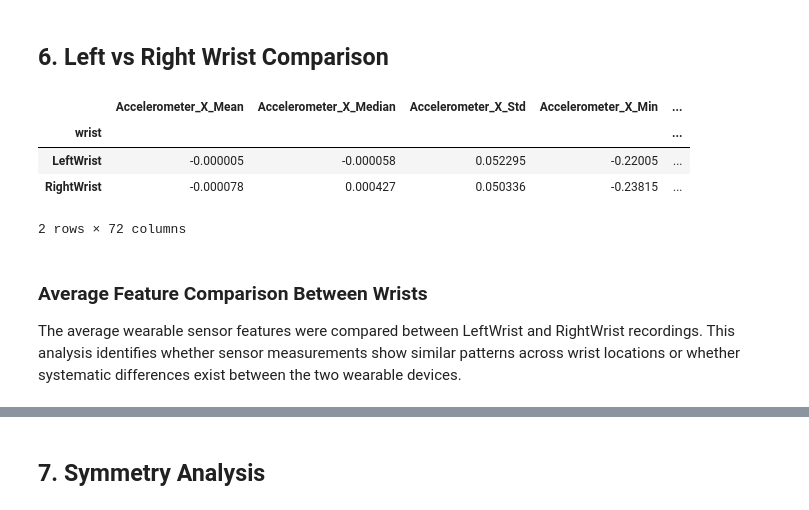
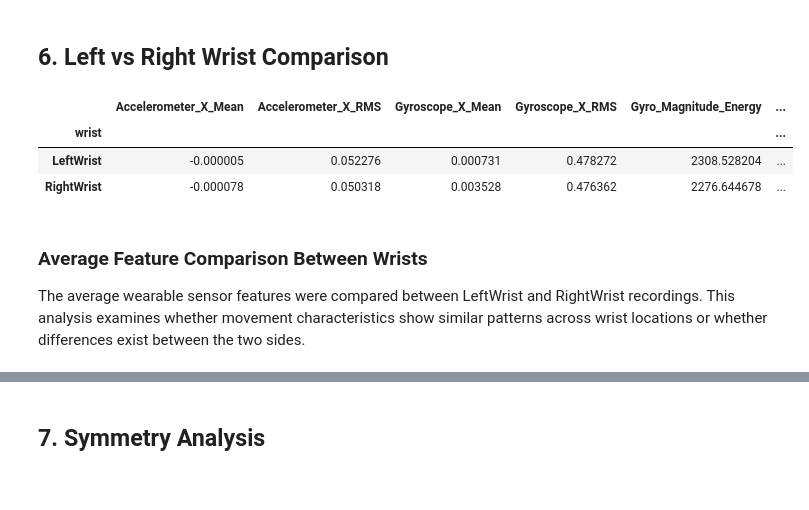
Before and after one commit to obramwell/AI-Assisted-Screening-of-Parkinson-s-Disease, a Jupyter notebook: notebooks/08_task_wrist_analysis.ipynb, the cells around one changed output, grey strips where cells are left out. Saved outputs shown, nothing was run; the diff lists cells and outputs as text; code cells hidden in the pictures.

Commit message:
Updated wrist analysis with symmetry corrections and feature summaries

```diff
--- a/notebooks/08_task_wrist_analysis.ipynb
+++ b/notebooks/08_task_wrist_analysis.ipynb
@@ -175,30 +200,32 @@ The dataset contains wearable sensor recordings from both the LeftWrist and Righ
 # %% [markdown]
 ## 6. Left vs Right Wrist Comparison
 # %%
-# Select numeric wearable features
+# Select representative wearable features for wrist comparison
 
-feature_columns = (
-    task_wrist_df
-    .select_dtypes(include="number")
-    .columns
-)
+selected_wrist_features = [
+    "Accelerometer_X_Mean",
+    "Accelerometer_X_RMS",
+    "Gyroscope_X_Mean",
+    "Gyroscope_X_RMS",
+    "Gyro_Magnitude_Energy",
+    "Acc_Magnitude_Energy"
+]
 
 # Calculate mean feature values by wrist
 
 wrist_feature_means = (
     task_wrist_df
-    .groupby("wrist")[feature_columns]
+    .groupby("wrist")[selected_wrist_features]
     .mean()
 )
 
 display(wrist_feature_means)
 # %% [output]
-|  | Accelerometer_X_Mean | Accelerometer_X_Median | Accelerometer_X_Std | Accelerometer_X_Min | ... |
-| wrist |  |  |  |  | ... |
-| LeftWrist | -0.000005 | -0.000058 | 0.052295 | -0.22005 | ... |
-| RightWrist | -0.000078 | 0.000427 | 0.050336 | -0.23815 | ... |
+|  | Accelerometer_X_Mean | Accelerometer_X_RMS | Gyroscope_X_Mean | Gyroscope_X_RMS | Gyro_Magnitude_Energy | ... |
+| wrist |  |  |  |  |  | ... |
+| LeftWrist | -0.000005 | 0.052276 | 0.000731 | 0.478272 | 2308.528204 | ... |
+| RightWrist | -0.000078 | 0.050318 | 0.003528 | 0.476362 | 2276.644678 | ... |
-2 rows × 72 columns
 # %% [markdown]
 ### Average Feature Comparison Between Wrists
 
-The average wearable sensor features were compared between LeftWrist and RightWrist recordings. This analysis identifies whether sensor measurements show similar patterns across wrist locations or whether systematic differences exist between the two wearable devices.
+The average wearable sensor features were compared between LeftWrist and RightWrist recordings. This analysis examines whether movement characteristics show similar patterns across wrist locations or whether differences exist between the two sides.
```
Also changed, not shown: parts of 12 cells of this notebook, 2 other files.
